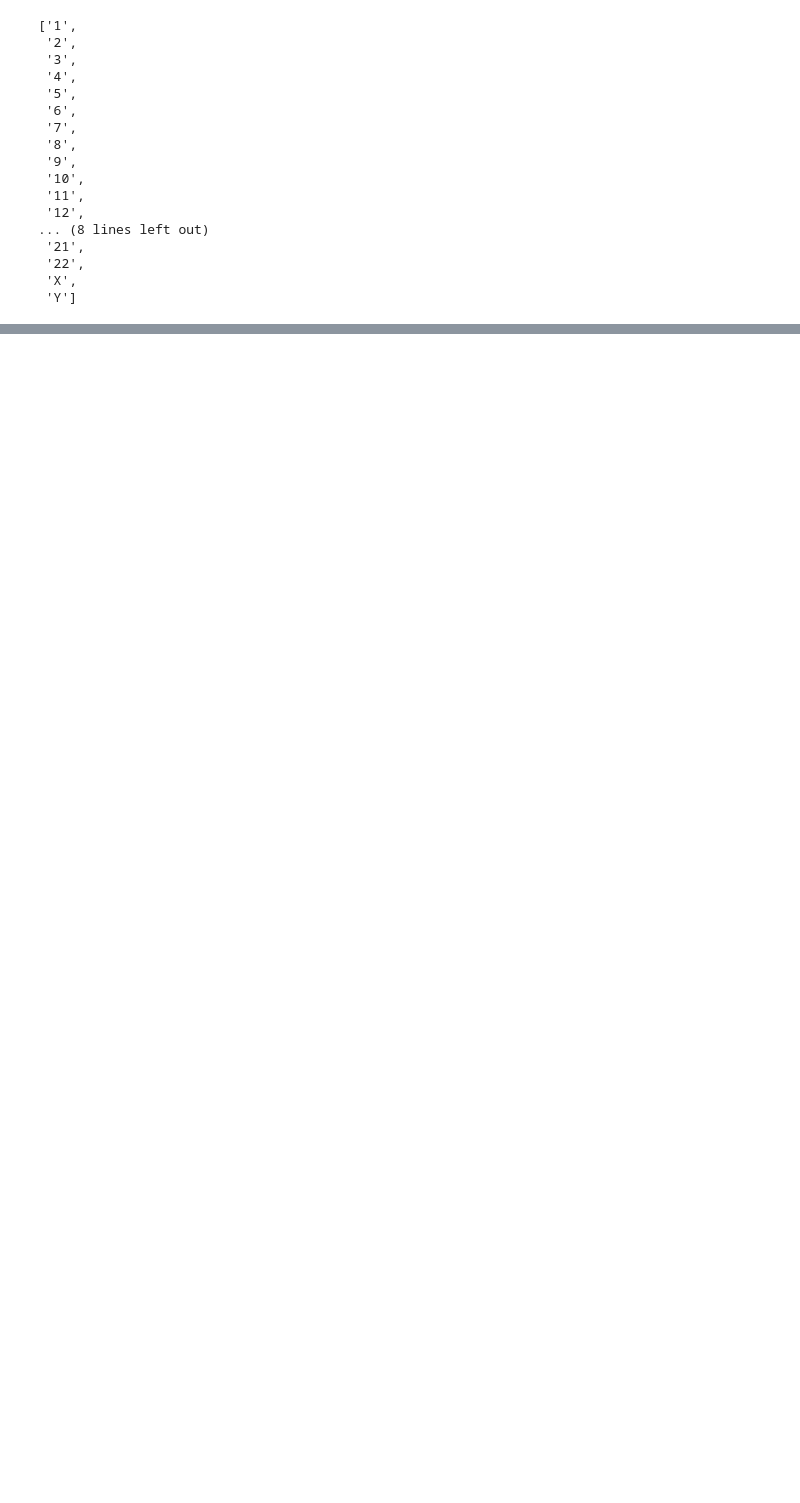
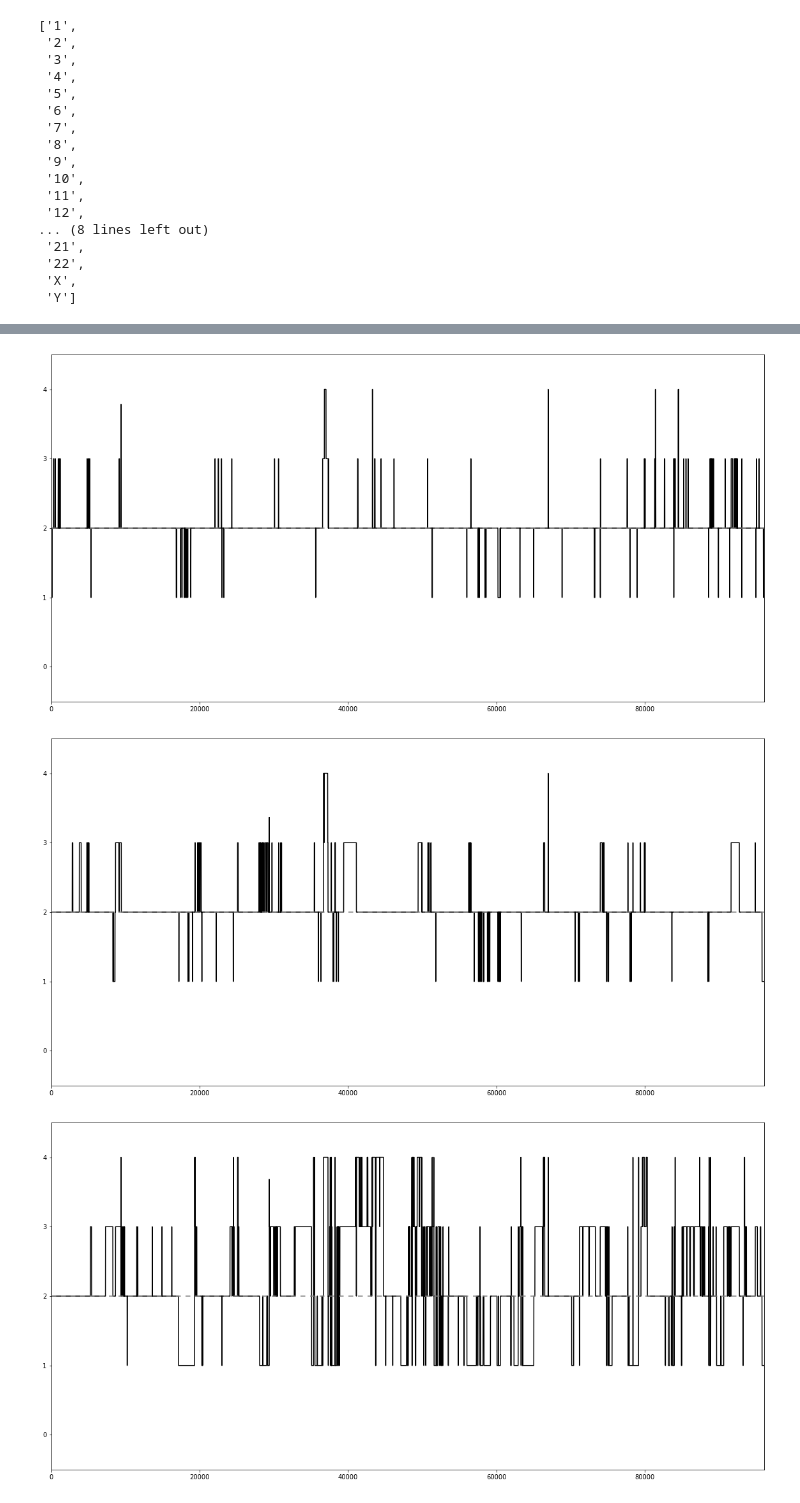
Before and after one commit to martinbudinsky3/BP-tumor-classifier, a Jupyter notebook: main.ipynb, the cells around one changed output, grey strips where cells are left out. Drawn from its saved outputs; the diff is of its cells as text; code cells hidden in the pictures; blank space fills up the shorter version.

```diff
--- a/main.ipynb
+++ b/main.ipynb
@@ -481,0 +358,7 @@ jaccard_in
+# %%
+for flattened_bins in flattened_tumors_bins:
+    plot_bins(flattened_bins)
+# %% [output]
+[figure, added]
+[figure, added]
+[figure, added]
```
Also changed, not shown: parts of 52 cells of this notebook, 1 other file.
